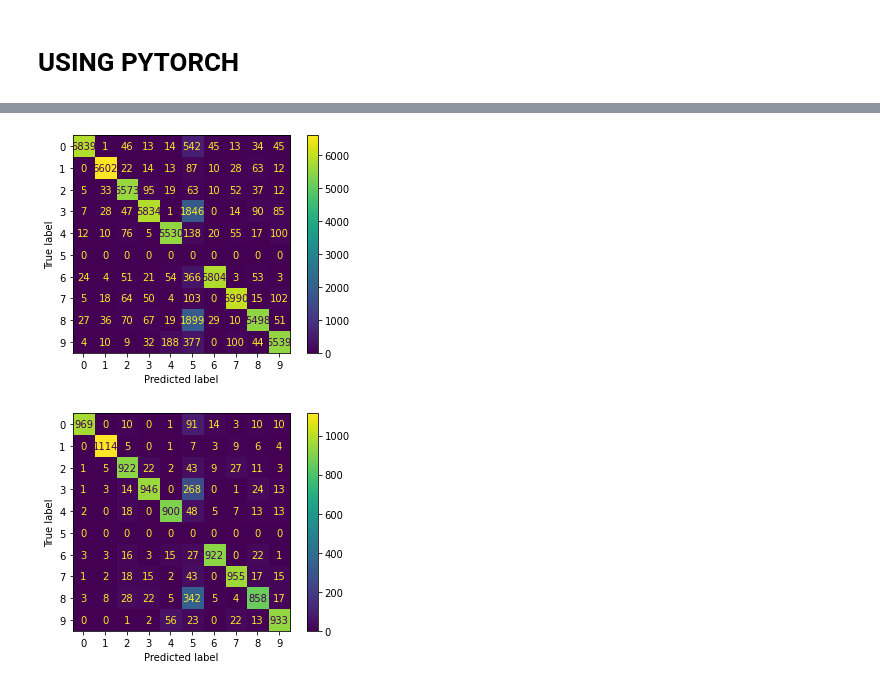
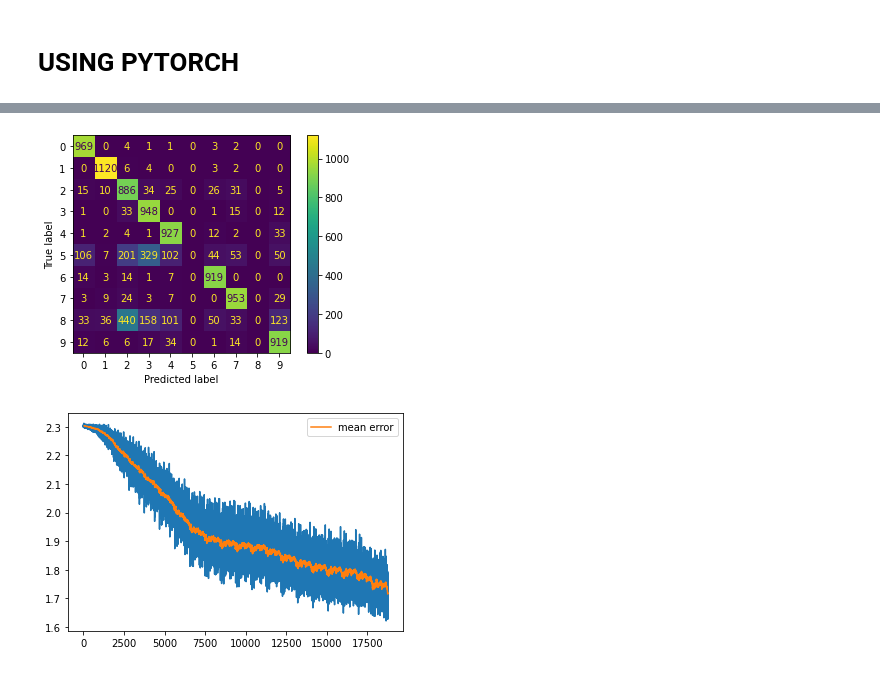
Before and after one commit to arstrim/UW_CS760, a Jupyter notebook: hw4/neural_networks.ipynb, the cells around one changed output, grey strips where cells are left out. Saved outputs shown, nothing was run; the diff lists cells and outputs as text; code cells hidden in the pictures.

```diff
--- a/hw4/neural_networks.ipynb
+++ b/hw4/neural_networks.ipynb
@@ -306,16 +246,15 @@ class Net(nn.Module):
 
 net = Net()
 # %%
+total_epochs = 20
+batch = 64
 criterion = nn.CrossEntropyLoss()
 optimizer = optim.SGD(net.parameters(), lr=0.01)
 
-losses = []
-for epoch in range(20):  # loop over the dataset multiple times
-
+losses_gauss = []
+for epoch in range(total_epochs):  # loop over the dataset multiple times
+    print("epoch: {}/{}".format(epoch, total_epochs))
     running_loss = 0.0
-#     for i, data in enumerate(trainloader, 0):
-#         # get the inputs; data is a list of [inputs, labels]
-#         inputs, labels = data
     for batch_i in range(0, X.shape[0], batch):
         inputs = torch.tensor(X[batch_i:batch_i + batch]).to(torch.float32)
         labels = torch.tensor(one_hots[batch_i:batch_i + batch]).to(torch.float32)
@@ -326,15 +265,15 @@ for epoch in range(20):  # loop over the dataset multiple times
         # forward + backward + optimize
         outputs = net(inputs)
         loss = criterion(outputs, labels)
-        losses.append(loss.item())
+        losses_gauss.append(loss.item())
         loss.backward()
         optimizer.step()
 
-        # print statistics
-        running_loss += loss.item()
-        if batch_i % 50000 == 0:    # print every 2000 mini-batches
-            print(f'[{epoch + 1}, {batch_i + 1:5d}] loss: {running_loss / 2000:.3f}')
-            running_loss = 0.0
+#         # print statistics
+#         running_loss += loss.item()
+#         if batch_i % 50000 == 0:    # print every 2000 mini-batches
+#             print(f'[{epoch + 1}, {batch_i + 1:5d}] loss: {running_loss / 2000:.3f}')
+#             running_loss = 0.0
 
 print('Finished Training')
 # %% [output]
@@ -387,14 +314,3 @@ disp.plot();
-# %%
-inputs = torch.tensor(X).to(torch.float32)
-labels = torch.tensor(one_hots).to(torch.float32)
-
-outputs = net(inputs)
-cm = confusion_matrix(outputs.argmax(axis=1) , labels.argmax(axis=1), labels=[i for i in range(10)] ) # TODO check if labels are assigned correctly
-disp = ConfusionMatrixDisplay(confusion_matrix=cm, display_labels=[i for i in range(10)]) # TODO check if labels are assigned correctly
-
-disp.plot();
-# %% [output]
-[figure, removed]
 # %%
 test_df = pd.read_csv('archive/mnist_test.csv')
 X_test = test_df.iloc[:, 1:]
@@ -406,9 +322,17 @@ inputs_test = torch.tensor(X_test).to(torch.float32)
 
 outputs_test = net(inputs_test)
 
-cm = confusion_matrix(outputs_test.argmax(axis=1) , y_test, labels=[i for i in range(10)] ) # TODO check if labels are assigned correctly
+cm = confusion_matrix(y_test, outputs_test.argmax(axis=1), labels=[i for i in range(10)] ) # TODO check if labels are assigned correctly
 disp = ConfusionMatrixDisplay(confusion_matrix=cm, display_labels=[i for i in range(10)]) # TODO check if labels are assigned correctly
 
 disp.plot();
 # %% [output]
-[figure, old version]
+[figure, new version]
+# %%
+plt.figure()
+plt.plot(losses_gauss)
+plt.plot(losses_df['gauss'].rolling(window=50).mean(), label= 'mean error')
+plt.legend()
+plt.show();
+# %% [output]
+[figure, added]
```
Also changed, not shown: parts of 30 cells of this notebook, 1 other file.
